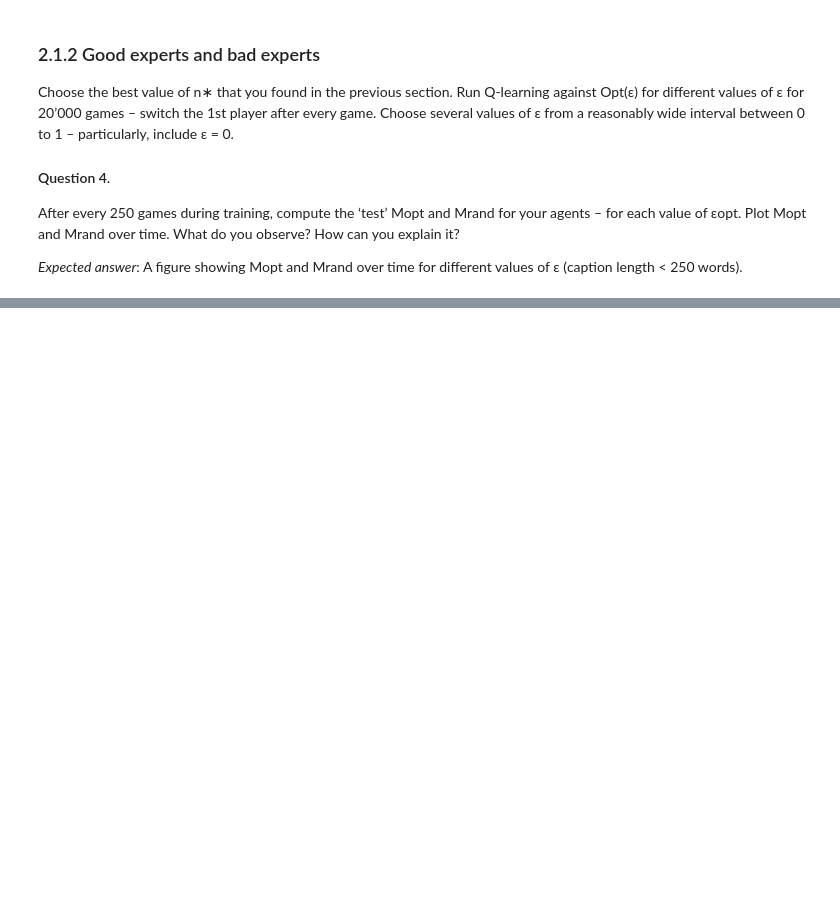
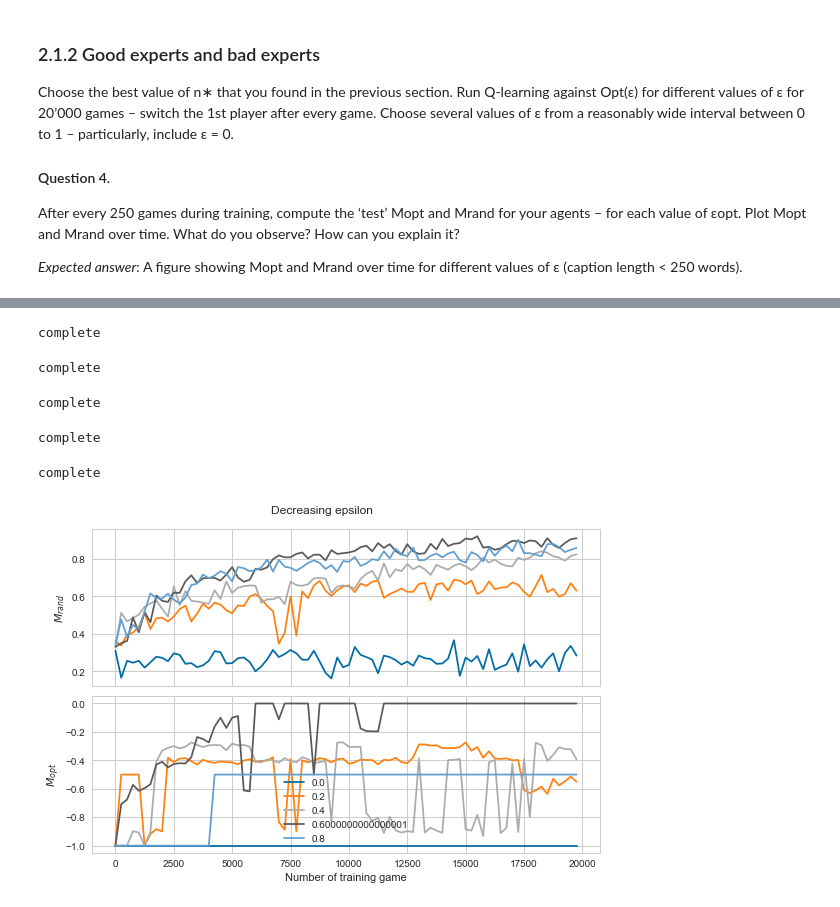
Before and after one commit to Gianniii/CS-456-Artificial-Neural-Network-Miniproject, a Jupyter notebook: tic_tac_toe.ipynb, the cells around one changed output, grey strips where cells are left out. Saved outputs shown, nothing was run; the diff lists cells and outputs as text; code cells hidden in the pictures; blank space fills up the shorter version.

```diff
--- a/tic_tac_toe.ipynb
+++ b/tic_tac_toe.ipynb
@@ -439,0 +526,34 @@ After every 250 games during training, compute the ‘test’ Mopt and Mrand for
+# %%
+env = TictactoeEnv()
+
+plt.style.use('seaborn-whitegrid')
+with plt.style.context('seaborn-whitegrid'):
+    fig, ax = plt.subplots(nrows=2, sharex=True)
+    plt.suptitle(f"Decreasing epsilon")
+    for eps in np.linspace(0, 1, 5, endpoint=False):
+        _, _, _, Mrands, Mopts = self_q_learning(env = env, fixed_epsilon_threshold=eps,
+                                                 fixed_epsilon=True ,evaluate_M_values=True)
+        avg_x = [i * 250 for i in avg_idx]
+        x = [i * 250 for i in range(len(Mrands))]
+        avg_idx = np.arange(20000 // 250)
+        avg_rewards = [np.mean(episode_rewards[250 * i: 250 * (i + 1)]) for i in avg_idx]
+
+        ax[0].plot(x, Mrands)
+        ax[1].plot(x, Mopts, label=eps)
+
+
+    ax[1].set_xlabel('Number of training game')
+    ax[0].set_ylabel(r'$M_{rand}$')
+    ax[1].set_ylabel(r'$M_{opt}$')
+
+    plt.legend()
+    plt.tight_layout()
+    plt.savefig(f"./Mopt_Mrand_self_eps.png")
+    plt.show()
+# %% [output]
+complete
+complete
+complete
+complete
+complete
+[figure, added]
```
Also changed, not shown: parts of 54 cells of this notebook, 6 other files.
